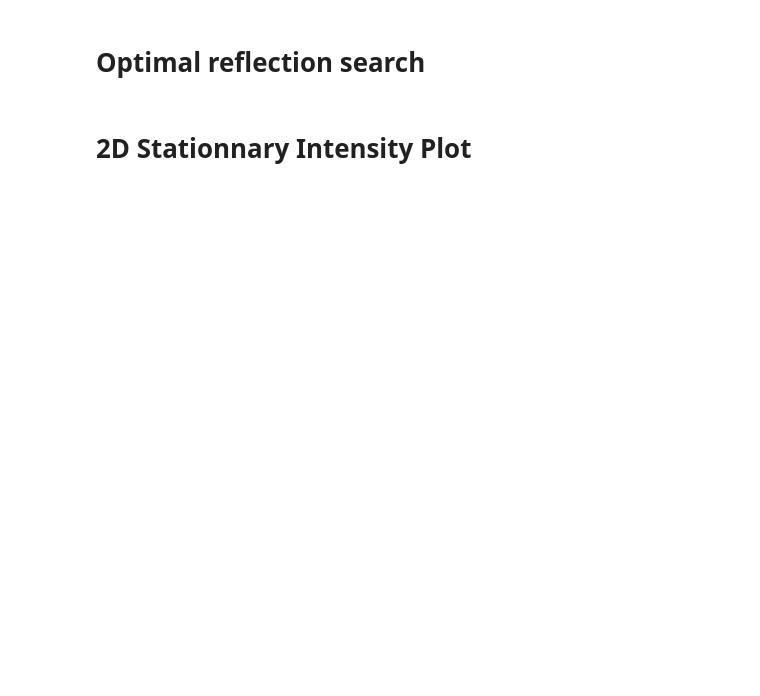
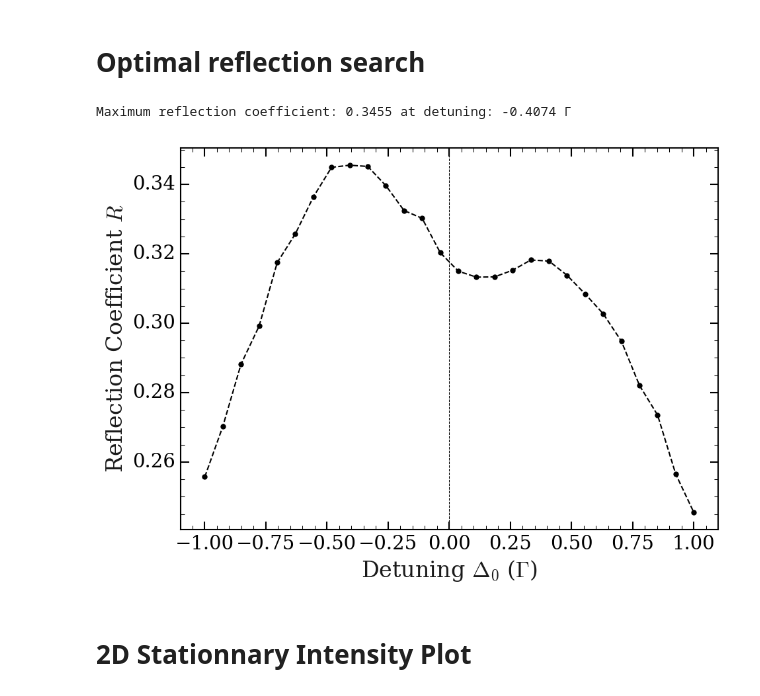
Before and after one commit to alexandremnd/CollectiveScattering, a Jupyter notebook: visualization.ipynb, the cells around one changed output. Saved outputs shown, nothing was run; the diff lists cells and outputs as text; code cells hidden in the pictures; blank space fills up the shorter version.

```diff
--- a/visualization.ipynb
+++ b/visualization.ipynb
@@ -8,21 +8,24 @@ plt.style.use('article.mplstyle')
 # %% [markdown]
 # Optimal reflection search
 # %%
-delta = np.loadtxt("data/default/delta-22186.txt")
-R = np.loadtxt("data/default/reflection-22186.txt")
+delta = np.loadtxt("data/ReflectionCoefficient-1/delta-22173.txt")
+R = np.loadtxt("data/ReflectionCoefficient-1/reflection-22173.txt")
 
 max_idx = np.argmax(R)
 max_R = R[max_idx]
 max_delta = delta[max_idx]
 
 print(f"Maximum reflection coefficient: {max_R:.4f} at detuning: {max_delta:.4f} Γ")
 
 plt.plot(delta, R, 'o--', markersize=4, color='black')
 plt.xlabel(r"Detuning $\Delta_0$ ($\Gamma$)")
 plt.ylabel(r"Reflection Coefficient $R$")
 plt.axvline(x=0, color='black', linestyle='--', linewidth=0.5)
-plt.savefig("fig/detuning_search-22186.svg", bbox_inches='tight')
+plt.savefig("fig/detuning_search-22173.svg", bbox_inches='tight')
 plt.show()
+# %% [output]
+Maximum reflection coefficient: 0.3455 at detuning: -0.4074 Γ
+[figure, added]
 # %% [markdown]
 # 2D Stationnary Intensity Plot
 # %%
```
Also changed, not shown: parts of 1 cell of this notebook, 14 other files.
